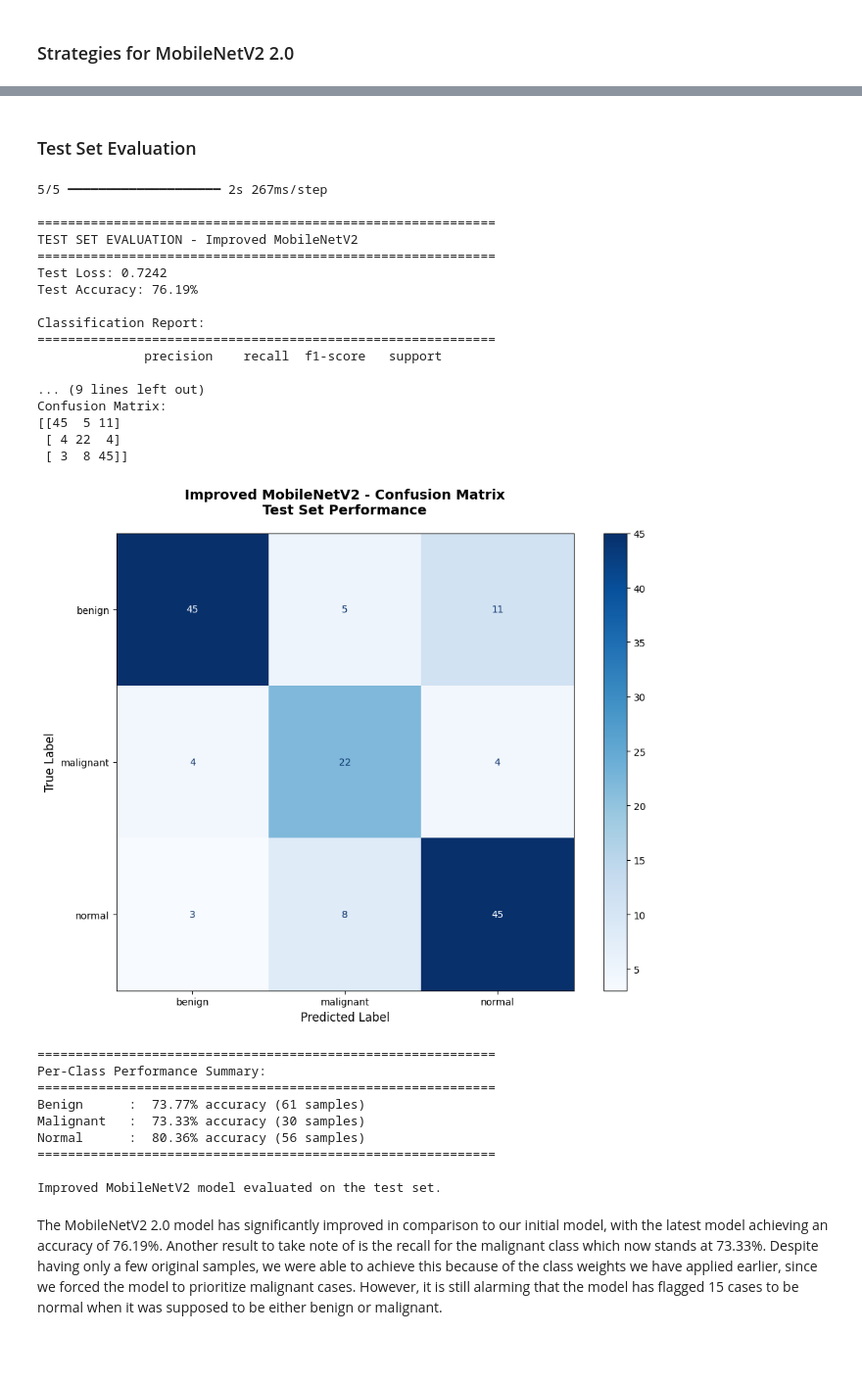
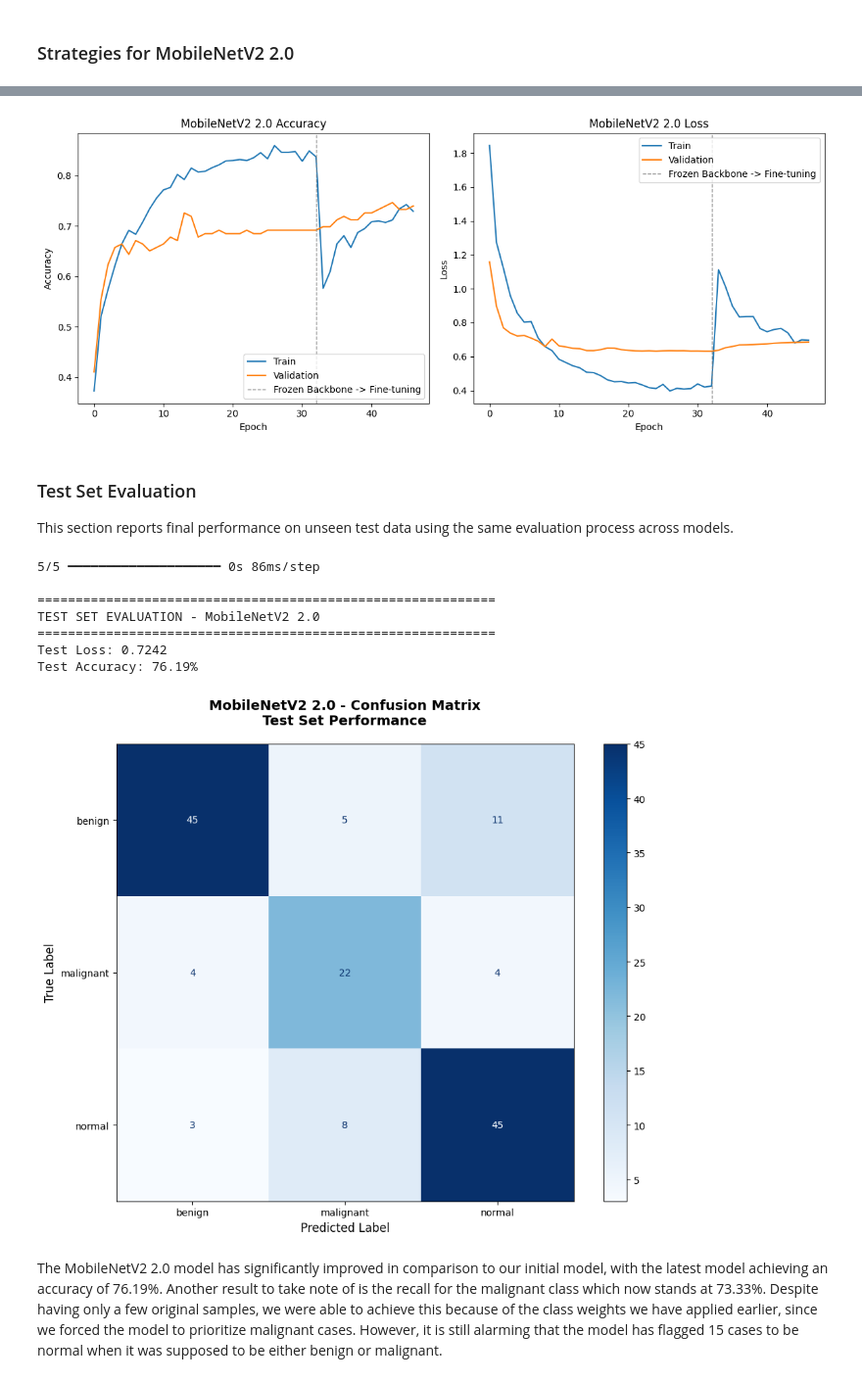
Before and after one commit to marxandreadiane/CSC713M-Breast-Cancer-Classification, a Jupyter notebook: [CSC713M]_Twin_Fairy_Tacticians_MCO(1).ipynb, the cells around one changed output, grey strips where cells are left out. Shown at 98% size. Saved outputs shown, nothing was run; the diff lists cells and outputs as text; code cells hidden in the pictures; blank space fills up the shorter version.

```diff
--- a/[CSC713M]_Twin_Fairy_Tacticians_MCO(1).ipynb
+++ b/[CSC713M]_Twin_Fairy_Tacticians_MCO(1).ipynb
@@ -1130,47 +1117,41 @@ Improved model fine-tuning history visualized.
-# %% [markdown]
-### Test Set Evaluation
+# %%
+from evaluation_utils import plot_two_phase_training_history
+
+plot_two_phase_training_history(
+    improved_history,
+    improved_finetune_history,
+    title='MobileNetV2 2.0',
+    phase1_label='Frozen Backbone',
+    phase2_label='Fine-tuning',
+)
+# %% [output]
+[figure, added]
+# %% [markdown]
+### Test Set Evaluation
+This section reports final performance on unseen test data using the same evaluation process across models.
 # %%
 (
     y_pred_improved_mobilenet,
     improved_accuracy,
     improved_loss,
     report_improved_mobilenet,
     cm_improved_mobilenet,
     ) = evaluate_keras_classifier(
     improved_model,
     X_test_rgb,
     y_test,
     label_encoder,
-    title='Improved MobileNetV2',
+    title='MobileNetV2 2.0',
     )
 # %% [output]
-5/5 ━━━━━━━━━━━━━━━━━━━━ 2s 267ms/step
+5/5 ━━━━━━━━━━━━━━━━━━━━ 0s 86ms/step
 
 ============================================================
-TEST SET EVALUATION - Improved MobileNetV2
+TEST SET EVALUATION - MobileNetV2 2.0
 ============================================================
 Test Loss: 0.7242
 Test Accuracy: 76.19%
-
-Classification Report:
-============================================================
-              precision    recall  f1-score   support
-
-... (9 lines left out)
-Confusion Matrix:
-[[45  5 11]
- [ 4 22  4]
- [ 3  8 45]]
-[figure, old version]
+[figure, new version]
-============================================================
-Per-Class Performance Summary:
-============================================================
-Benign      :  73.77% accuracy (61 samples)
-Malignant   :  73.33% accuracy (30 samples)
-Normal      :  80.36% accuracy (56 samples)
-============================================================
-
-Improved MobileNetV2 model evaluated on the test set.
 # %% [markdown]
 The MobileNetV2 2.0 model has significantly improved in comparison to our initial model, with the latest model achieving an accuracy of 76.19%. Another result to take note of is the recall for the malignant class which now stands at 73.33%. Despite having only a few original samples, we were able to achieve this because of the class weights we have applied earlier, since we forced the model to prioritize malignant cases. However, it is still alarming that the model has flagged 15 cases to be normal when it was supposed to be either benign or malignant.
 # %% [markdown]
```
Also changed, not shown: parts of 92 cells of this notebook, 1 other file.
